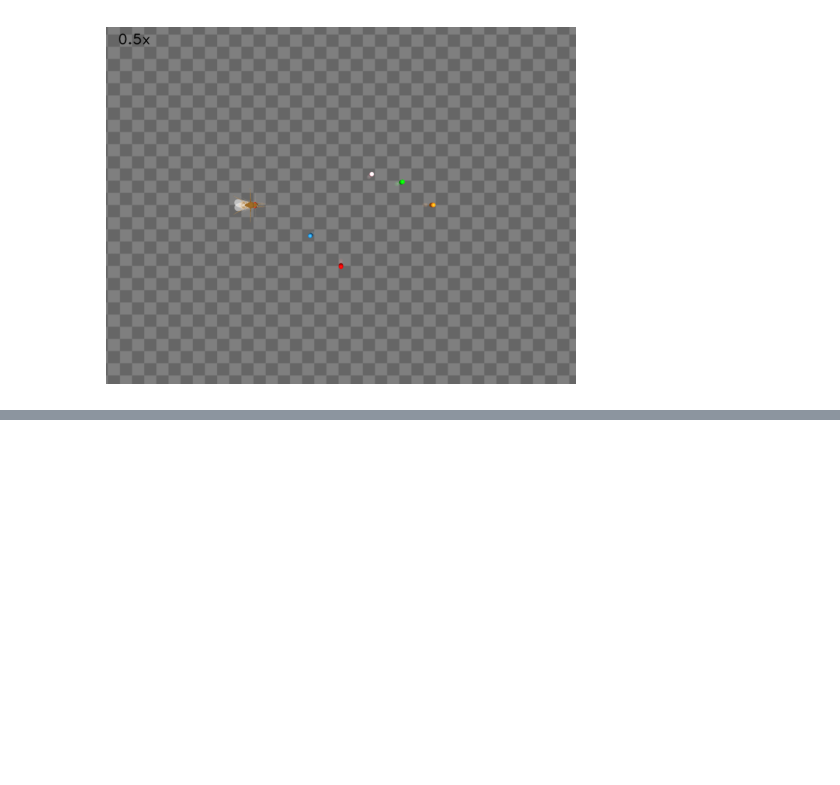
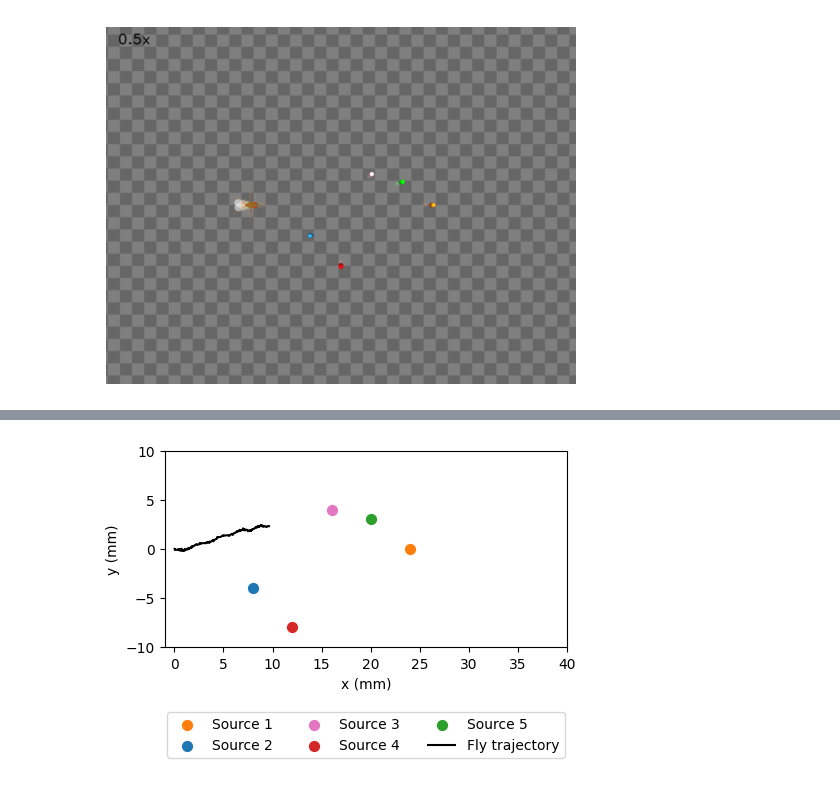
Before and after one commit to NeLy-EPFL/flygym-scratch, a Jupyter notebook: notebooks/learning_memory/curiosity_internal_state_driven_simulation.ipynb, the cells around one changed output, grey strips where cells are left out. Cells and saved outputs as stored; diff of their text form; code cells hidden in the pictures; blank space fills up the shorter version.

```diff
--- a/notebooks/learning_memory/curiosity_internal_state_driven_simulation.ipynb
+++ b/notebooks/learning_memory/curiosity_internal_state_driven_simulation.ipynb
@@ -204,4 +208,6 @@ sim.save_video(
     f"/home/nmf-learning/flygym-scratch/outputs/plots/{name}/odor_taxis_video.mp4"
 )
 # %%
-_, _ = sim.respawn()
+obs, _ = sim.respawn()
+frames_ = sim._frames
+sim._frames = []
@@ -304,0 +391,56 @@ for i in trange(num_decision_steps):
+# %%
+# Plot the trajectory
+fly_pos_hist = np.array([obs["fly"][0, :2] for obs in _obs_hist])
+fig, ax = plt.subplots(1, 1, figsize=(5, 4), tight_layout=True)
+ax.scatter(
+    [odor_source[0, 0]],
+    [odor_source[0, 1]],
+    marker="o",
+    color="tab:orange",
+    s=50,
+    label="Source 1",
+)
+ax.scatter(
+    [odor_source[1, 0]],
+    [odor_source[1, 1]],
+    marker="o",
+    color="tab:blue",
+    s=50,
+    label="Source 2",
+)
+ax.scatter(
+    [odor_source[2, 0]],
+    [odor_source[2, 1]],
+    marker="o",
+    color="tab:pink",
+    s=50,
+    label="Source 3",
+)
+ax.scatter(
+    [odor_source[3, 0]],
+    [odor_source[3, 1]],
+    marker="o",
+    color="tab:red",
+    s=50,
+    label="Source 4",
+)
+ax.scatter(
+    [odor_source[4, 0]],
+    [odor_source[4, 1]],
+    marker="o",
+    color="tab:green",
+    s=50,
+    label="Source 5",
+)
+ax.plot(fly_pos_hist[:, 0], fly_pos_hist[:, 1], color="k", label="Fly trajectory")
+ax.set_aspect("equal")
+ax.set_xlim(-1, 40)
+ax.set_ylim(-10, 10)
+ax.set_xlabel("x (mm)")
+ax.set_ylabel("y (mm)")
+ax.legend(ncols=3, loc="lower center", bbox_to_anchor=(0.5, -0.6))
+fig.savefig(
+    f"/home/nmf-learning/flygym-scratch/outputs/plots/{name}/odor_taxis_trajectory_respawn.png"
+)
+# %% [output]
+[figure, added]
```
Also changed, not shown: parts of 12 cells of this notebook, 9 other files.
